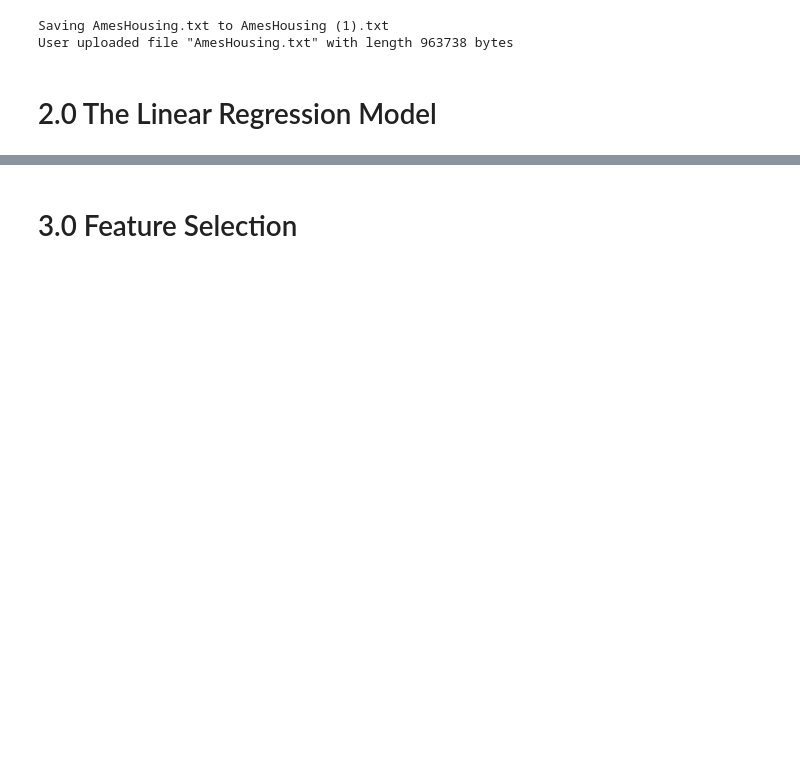
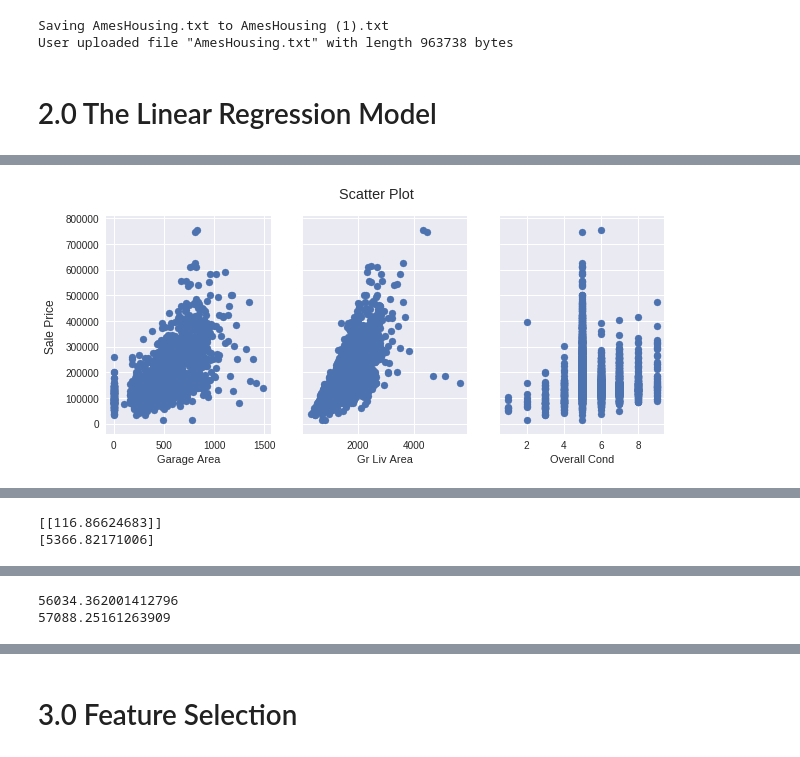
Before and after one commit to gisliany/EEC1509_MachineLearning, a Jupyter notebook: Lesson #05 - Multiple Variables/Lesson 5 exercise.ipynb, the cells around one changed output, grey strips where cells are left out. Cells and saved outputs as stored; diff of their text form; code cells hidden in the pictures; blank space fills up the shorter version.

```diff
--- a/Lesson #05 - Multiple Variables/Lesson 5 exercise.ipynb
+++ b/Lesson #05 - Multiple Variables/Lesson 5 exercise.ipynb
@@ -56,0 +55,7 @@ Let's start by generating train and test datasets and getting more familiar with
+# %%
+# put your code here
+import pandas as pd
+
+data = pd.read_csv('AmesHousing.txt', sep='\t')
+train = data[:1460]
+test = data[1460:]
@@ -57,3 +82,5 @@ Let's start by generating train and test datasets and getting more familiar with
+# %%
+target = 'SalePrice'
 # %% [markdown]
 ## 2.2 Simple Linear Regression
 
@@ -83,3 +108,22 @@ The first step is to select the feature, $x_1$, we want to use in our model. Onc
+# %%
+# put your code here
+import matplotlib.pyplot as plt
+
+
+fig, ax = plt.subplots(1, 3, sharey='row', figsize=(10,4))
+fig.suptitle('Scatter Plot')
+fig.text(0.04, 0.5, 'Sale Price', va='center', rotation='vertical')
+
+columns = ['Garage Area', 'Gr Liv Area', 'Overall Cond']
+for index, col in enumerate(columns):
+  ax[index].scatter(data[col], data[target])
+  ax[index].set_xlabel(col)
+
+
+
+plt.show()
+# %% [output]
+[figure, added]
 # %% [markdown]
 ## 2.3 Using Scikit-Learn To Train And Predict
 
@@ -103,3 +145,21 @@ We will work with the **sklearn.linear_model.LinearRegression** class. The **Lin
+# %%
+# put your code here
+from sklearn.linear_model import LinearRegression
+
+train_X = train[['Gr Liv Area']]
+train_y = train[[target]]
+
+lr = LinearRegression()
+lr.fit(train_X, train_y)
+
+print(lr.coef_)
+print(lr.intercept_)
+
+a0 = lr.intercept_
+a1 = lr.coef_
+# %% [output]
+[[116.86624683]]
+[5366.82171006]
 # %% [markdown]
 ## 2.4. Making Predictions
 
@@ -122,11 +182,23 @@ We can now use the **predict()** method to predict the labels using the training
 - Calculate the RMSE value for the predictions on the test set and assign to **test_rmse**.
 # %%
 import numpy as np
+from sklearn.metrics import mean_squared_error
 
 lr = LinearRegression()
 lr.fit(train[['Gr Liv Area']], train['SalePrice'])
 
 # put your code here
+train_prediction = lr.predict(train[['Gr Liv Area']])
+test_prediction = lr.predict(test[['Gr Liv Area']])
+
+train_rmse = np.sqrt(mean_squared_error(train[target], train_prediction))
+test_rmse = np.sqrt(mean_squared_error(test[target], test_prediction))
+
+print(train_rmse)
+print(test_rmse)
+# %% [output]
+56034.362001412796
+57088.25161263909
 # %% [markdown]
 ## 2.5. Multiple Linear Regression
 
```
Also changed, not shown: parts of 46 cells of this notebook.
